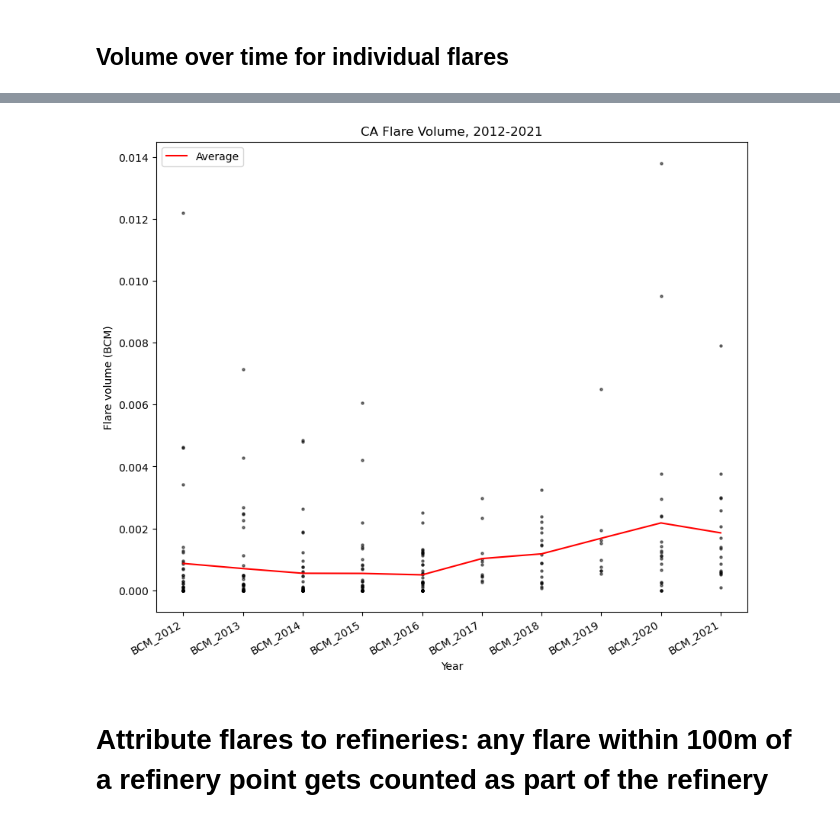
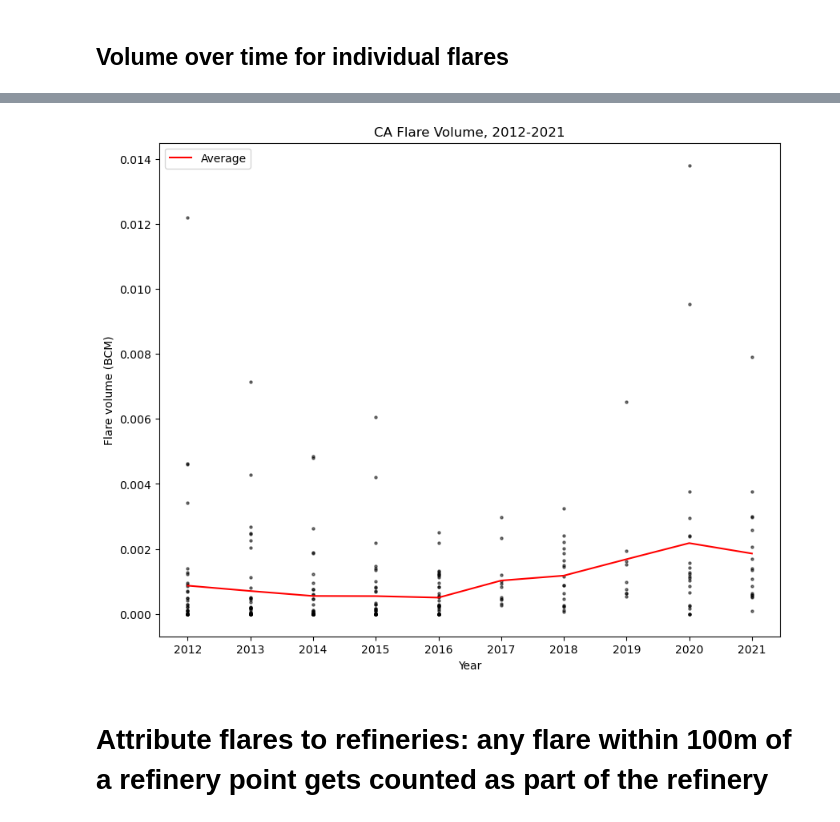
Before and after one commit to natebendermontana/capstone_rmi, a Jupyter notebook: flare_vol_by_year.ipynb, the cells around one changed output, grey strips where cells are left out. Cells and saved outputs as stored; diff of their text form; code cells hidden in the pictures.

```diff
--- a/flare_vol_by_year.ipynb
+++ b/flare_vol_by_year.ipynb
@@ -190,34 +235,36 @@ import matplotlib.pyplot as plt
 # Define the list of columns to use
 col_list = ['BCM_2012','BCM_2013','BCM_2014','BCM_2015','BCM_2016','BCM_2017',
             'BCM_2018','BCM_2019','BCM_2020','BCM_2021']
 
 # Create a scatterplot of flare volume values over time
 fig, ax = plt.subplots(figsize=(10,8)) # Adjust the plot size
 for i, year in enumerate(col_list):
     ax.scatter([i] * len(ca_flares), ca_flares[year], s=5, alpha=0.5, color='black')
 
 # Add a trend line of the average across the whole dataframe for all years
 mean_vals = ca_flares[col_list].mean(axis=0)
 ax.plot(range(len(col_list)), mean_vals, color='r', label='Average')
 
 # Set the x-axis labels to the corresponding year
+ax.set_ylabel('Flare volume (BCM)')
+ax.set_xlabel('Year')
 ax.set_xticks(range(len(col_list)))
-ax.set_xticklabels(col_list, rotation=30, ha='right')
+ax.set_xticklabels([col.split('_')[1] for col in col_list])  # extract the year values from the col namesax.set_xticklabels(col_list, rotation=30, ha='right')
 
 
 # Set the axis labels and title
 ax.set_xlabel('Year')
 ax.set_ylabel('Flare volume (BCM)')
 ax.set_title('CA Flare Volume, 2012-2021')
 
 # Add a legend
 ax.legend()
 
 plt.savefig('flarevol_year.png', dpi=300, bbox_inches='tight')
 
 # Show the plot
 plt.show()
 # %% [output]
-[figure, old version]
+[figure, new version]
 # %% [markdown]
 # Attribute flares to refineries: any flare within 100m of a refinery point gets counted as part of the refinery
```
Also changed, not shown: parts of 26 cells of this notebook, 11 other files.
